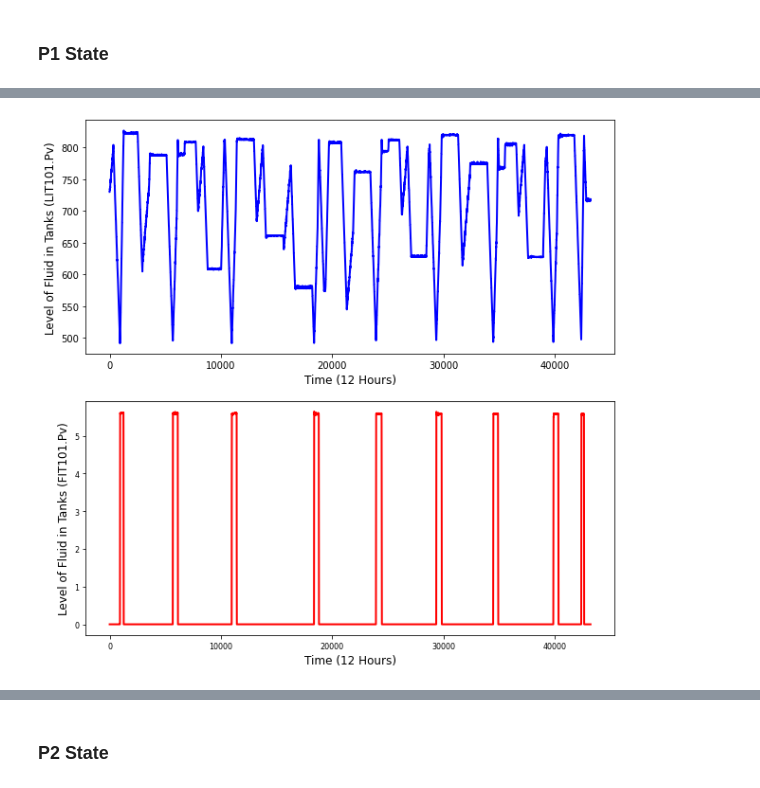
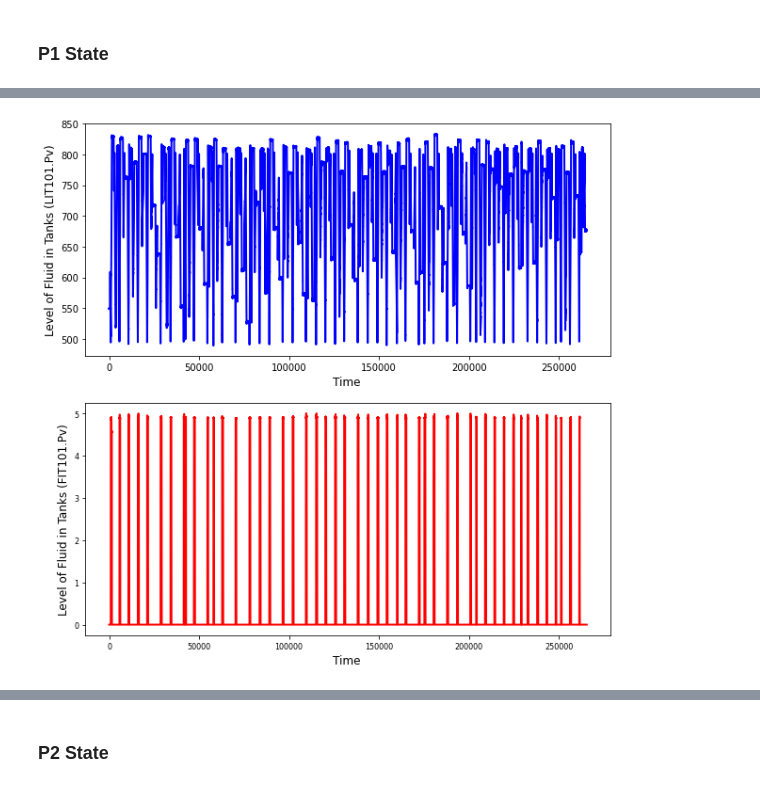
Before and after one commit to Abhijithsai451/ci_ai_project, a Jupyter notebook: ci_ai_project.ipynb, the cells around one changed output, grey strips where cells are left out. Drawn from its saved outputs; the diff is of its cells as text; code cells hidden in the pictures.

```diff
--- a/ci_ai_project.ipynb
+++ b/ci_ai_project.ipynb
@@ -37,0 +28,4 @@ data.head()
+# %%
+data = pd.read_csv('Training_Dataset_1.csv')
+#data = data[:43200] # Considering only 12 hours data as it is mostly repetitive.
+data.head()
@@ -94,4 +96,3 @@ memory usage: 82.1+ MB
 ### P1 State
 # %%
 p1_state = data[["t_stamp","P1_STATE","LIT101.Pv","FIT101.Pv","MV101.Status","P101.Status","P102.Status"]]
-p1_state= p1_state[:43200]
@@ -98,17 +124,17 @@ p1_state= p1_state[:43200]
 # %%
 plt.figure(figsize=(10, 10))
 ax1 = plt.subplot(2,1,1)
 ax1.plot(p1_state['LIT101.Pv'],color = 'blue', linewidth=2)
-ax1.set_xlabel('Time (12 Hours)', fontsize=12)
+ax1.set_xlabel('Time ', fontsize=12)
 ax1.set_ylabel('Level of Fluid in Tanks (LIT101.Pv)', fontsize=12)
 
 ax2 = plt.subplot(2,1,2)
 ax2.plot(p1_state['FIT101.Pv'],color = 'red', linewidth=2)
 plt.xticks(fontsize=8)
 plt.yticks(fontsize=8)
 #plt.title('Level Indicator Transmitters', fontsize=12)
-ax2.set_xlabel('Time (12 Hours)', fontsize=12)
+ax2.set_xlabel('Time ', fontsize=12)
 ax2.set_ylabel('Level of Fluid in Tanks (FIT101.Pv)', fontsize=12)
 plt.show()
 # %% [output]
-[figure, old version]
+[figure, new version]
```
Also changed, not shown: parts of 25 cells of this notebook.
